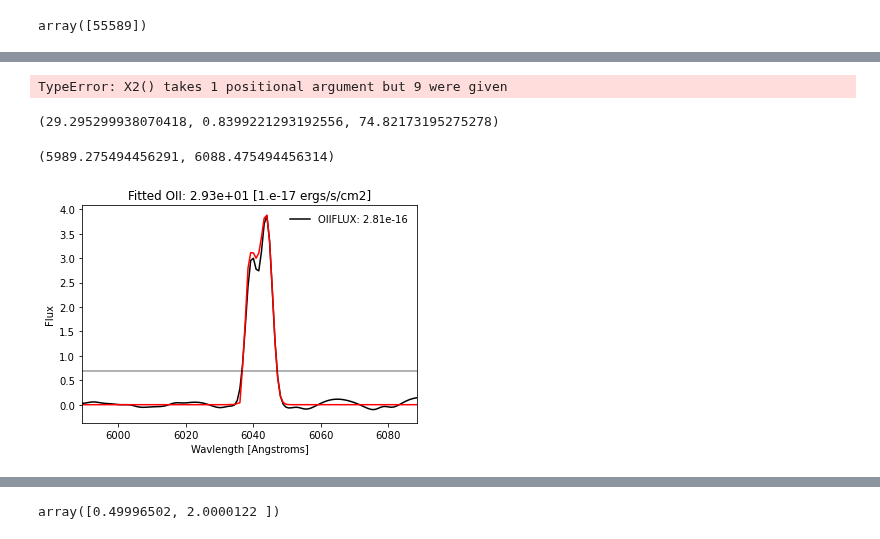
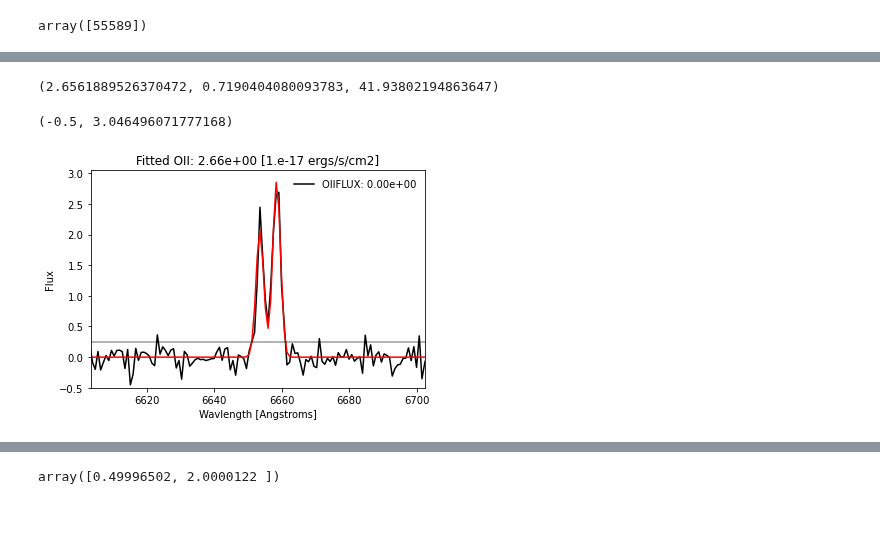
Before and after one commit to desihub/desispec, a Jupyter notebook: doc/nb/TemplateSNR.ipynb, the cells around one changed output, grey strips where cells are left out. Drawn from its saved outputs; the diff is of its cells as text; code cells hidden in the pictures.

Commit message:
Address the majority of Stephens comments.  Initial line fitting inclusion.

```diff
--- a/doc/nb/TemplateSNR.ipynb
+++ b/doc/nb/TemplateSNR.ipynb
@@ -198,20 +184,2 @@ def doublet_model(z, sigma=10., r=0.1, linea=3727.092, lineb=3729.875, twave=np.
-# %%
-def line_fit(z, wave, Res, flux, continuum=0.0, sigma=5., r=0.1, line_flux=None, linea=3727.092, lineb=3729.875, twave=np.arange(3100., 10400., 0.1)):
-    tflux         = doublet_model(z=z, sigma=sigma, r=r, linea=linea, lineb=lineb, twave=twave)
-    Rflux         = Res.dot(resample_flux(wave, twave, tflux))
-
-    if line_flux == None:
-      line_flux   = np.sum( flux * Rflux * ivar)
-      line_flux  /= np.sum(Rflux * Rflux * ivar)
-
-      line_flux_err = np.sum(Rflux * Rflux * ivar)
-      line_flux_err = 1. / np.sqrt(line_flux_err)
-
-    Rflux        *= line_flux
-    # Rflux      += continuum
-
-    X2            = np.sum((flux - Rflux)**2. * ivar)
-
-    return  Rflux, X2, line_flux # line_flux_err
 # %%
 def X2(params, z, wave, Res, flux, continuum, linea, lineb, twave):
@@ -220,12 +188,12 @@ def X2(params, z, wave, Res, flux, continuum, linea, lineb, twave):
 
     return  X2
 # %%
-index                               =  5
+index                               =  404
 petal                               = '5'
 band                                = 'r'
 
-zz                                  = rads.zbests[petal]['Z'][index]
-oii_truth                           = rads.ensemble_meta['ELG']['OIIFLUX'][index]
+# zz                                = rads.zbests[petal]['Z'][index]
+# oii_truth                         = rads.ensemble_objmeta['ELG']['OIIFLUX'][index]
 
 wave                                = rads.cframes['{}5'.format(band)].wave
 flux                                = rads.cframes['{}5'.format(band)].flux[index,:]
@@ -234,6 +202,7 @@ ivar                                = rads.cframes['{}5'.format(band)].ivar[inde
 Res                                 = Resolution(rads.cframes['{}5'.format(band)].resolution_data[index])
 
 zz                                  = rads.ensemble_meta['ELG']['REDSHIFT'][index]
+zerr                                = 1.e-2
 flux                                = rads.ensemble_flux['ELG'][band][index]
 
 twave                               = np.arange(3100., 10400., 0.1)
@@ -256,33 +237,32 @@ bounds                              = Bounds([0.0, 0.0, 0.0], [50., 1.0, 100.])
 # %%
-x0                                  = np.array([28., 0.7, 30.])
+# lnline_flux, r, sigma
+x0                                  = np.array([np.log(5.), 0.7, 15.])
 result                              = scipy.optimize.minimize(X2, x0, args, method='CG')
-
-[line_flux, r, sigma]               = result.x
+[lnline_flux, r, sigma]             = result.x
-# %% [output]
-TypeError: X2() takes 1 positional argument but 9 were given
 # %%
-line_flux, r, sigma
+lnline_flux, r, sigma
 # %% [output]
-(29.295299938070418, 0.8399221293192556, 74.82173195275278)
+(2.6561889526370472, 0.7190404080093783, 41.93802194863647)
 # %%
-Rflux, _, _  = line_fit(zz, wave, Res, flux, sigma=sigma, r=r, line_flux=line_flux)
+Rflux, _, _  = line_fit(zz, wave, Res, flux, sigma=sigma, r=r, line_flux=np.exp(line_flux))
 # %%
-pl.plot(wave, flux,  c='k', label='OIIFLUX: {:.2e}'.format(oii_truth))
+pl.plot(wave, flux,  c='k', label='OIIFLUX: {:.2e}'.format(0.0))
 pl.plot(wave, Rflux, c='r')
 
 pl.axhline(continuum, alpha=0.4, c='k')
 
 pl.legend(frameon=False)
 
 pl.title('Fitted OII: {:.2e} [1.e-17 ergs/s/cm2]'.format(line_flux))
 
 pl.xlabel('Wavlength [Angstroms]')
 pl.ylabel('Flux')
 
 pl.xlim(xmin, xmax)
+pl.ylim(bottom=-0.5)
 # %% [output]
-(5989.275494456291, 6088.475494456314)
+(-0.5, 3.046496071777168)
-[figure, old version]
+[figure, new version]
 # %%
 result
 # %% [output]
```
Also changed, not shown: parts of 38 cells of this notebook, 6 other files.
